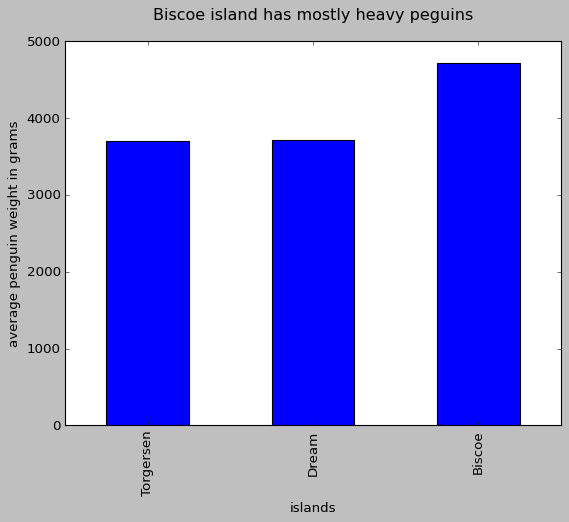
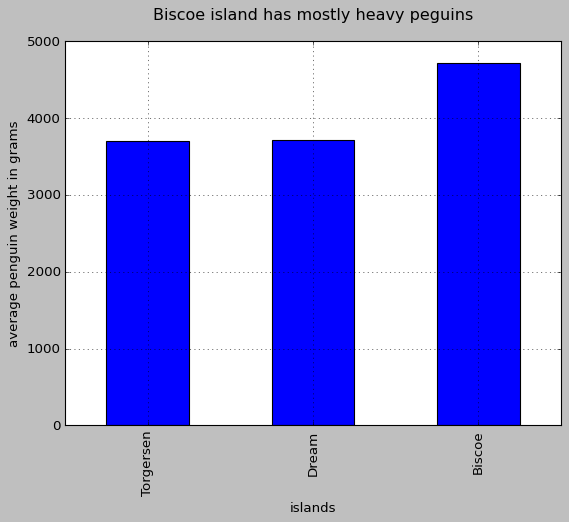
The notebook cell's code change between the first figure and the second:
--- before
+++ after
@@ -7,2 +7,3 @@
 ax.set_ylabel("average penguin weight in grams")
 ax.set_xlabel("islands")
+ax.grid(True)

Commit: add grid for the heavy penguins on avreage bar char